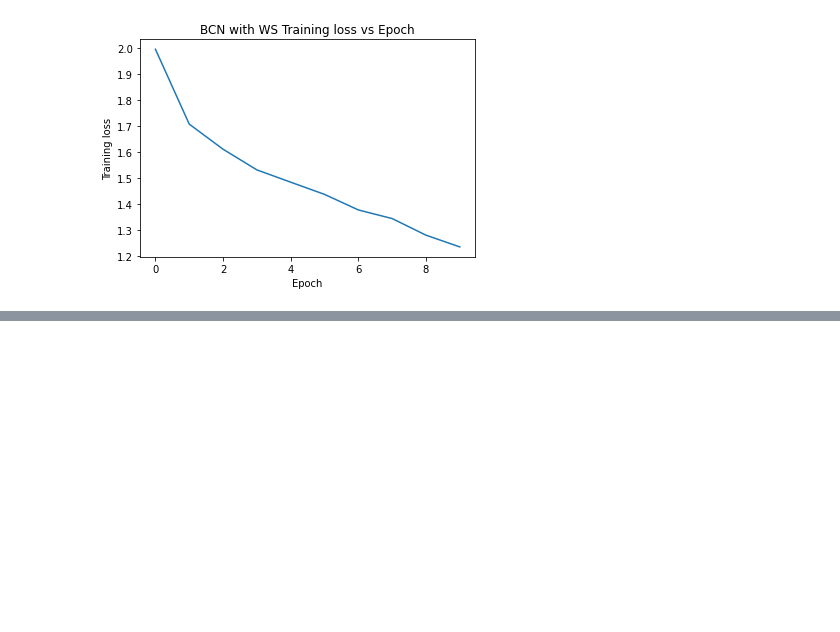
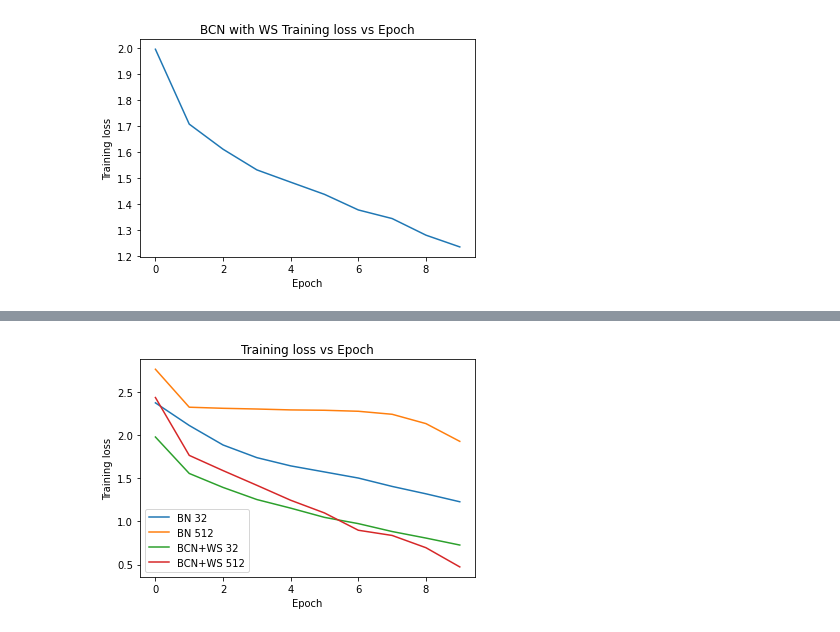
Before and after one commit to 395t/coding-assignment-week-5-nrm-2, a Jupyter notebook: notebooks/joshpapermaster.ipynb, the cells around one changed output, grey strips where cells are left out. Saved outputs shown, nothing was run; the diff lists cells and outputs as text; code cells hidden in the pictures; blank space fills up the shorter version.

```diff
--- a/notebooks/joshpapermaster.ipynb
+++ b/notebooks/joshpapermaster.ipynb
@@ -310,0 +376,30 @@ plt.show()
+# %%
+# VGG with normal batch normalization and no weight standardization
+eps=1e-08
+input_size = 3
+class VGG_BN(nn.Module):
+    def __init__(self):
+        super(VGG_BN, self).__init__()
+        vgg16 = [input_size, input_size, 'M', 64, 64, 'M', 128, 128, 'M', 256, 256, 256, 'M', 512, 512, 512, 'M', 512, 512, 512, 'M']
+        self.features = self._make_layers(vgg16)
+        self.classifier = nn.Linear(512, 10)
+
+    def forward(self, x):
+        out = self.features(x)
+        out = out.view(out.size(0), -1)
+        out = self.classifier(out)
+        return out
+
+    def _make_layers(self, cfg):
+        layers = []
+        in_channels = input_size
+        for x in cfg:
+            if x == 'M':
+                layers += [nn.MaxPool2d(kernel_size=2, stride=2)]
+            else:
+                layers += [nn.Conv2d(in_channels, x, kernel_size=3, padding=1),
+                           nn.BatchNorm2d(x),
+                           nn.ReLU(inplace=True)]
+                in_channels = x
+        layers += [nn.AvgPool2d(kernel_size=1, stride=1)]
+        return nn.Sequential(*layers)
@@ -310,0 +499,16 @@ plt.show()
+# %%
+total_training_losses = bn_training_losses + training_losses
+labels = ['BN 32', 'BN 512', 'BCN+WS 32', 'BCN+WS 512']
+
+plt.title("Training loss vs Epoch")
+plt.xlabel('Epoch')
+plt.ylabel('Training loss')
+
+i=0
+for label in labels:
+    plt.plot(total_training_losses[i], label=label)
+    i+=1
+plt.legend()
+plt.show()
+# %% [output]
+[figure, added]
```
Also changed, not shown: parts of 6 cells of this notebook, 3 other files.
